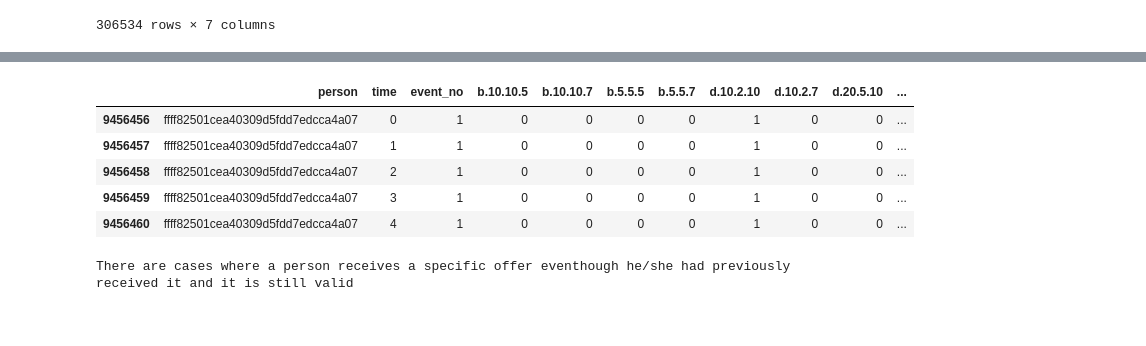
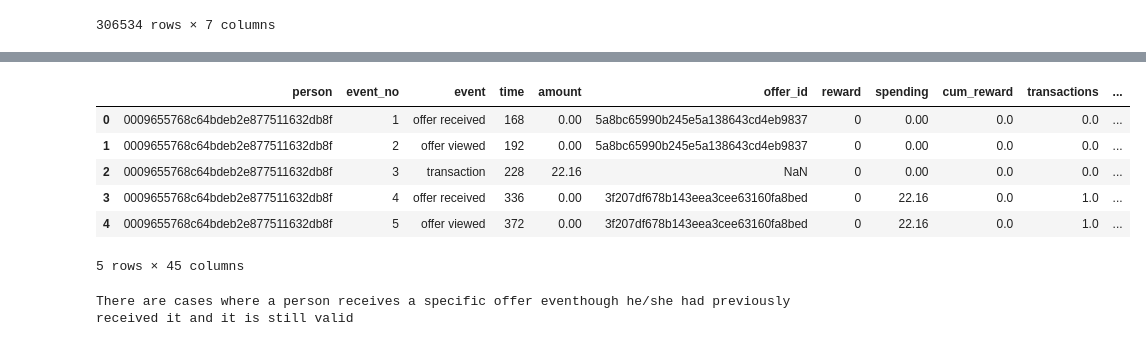
Before and after one commit to felipe-takaoka/starbucks-capstone, a Jupyter notebook: Starbucks_Capstone_notebook.ipynb, the cells around one changed output, grey strips where cells are left out. Cells and saved outputs as stored; diff of their text form; code cells hidden in the pictures.

```diff
--- a/Starbucks_Capstone_notebook.ipynb
+++ b/Starbucks_Capstone_notebook.ipynb
@@ -448,13 +404,13 @@ memory usage: 103.5+ MB
-# %%
-aux3 = aux2[aux2["person"]=="ffff82501cea40309d5fdd7edcca4a07"]
-aux3.head()
-# %% [output]
-|  | person | time | event_no | b.10.10.5 | b.10.10.7 | b.5.5.5 | b.5.5.7 | d.10.2.10 | d.10.2.7 | d.20.5.10 | ... |
-| 9456456 | ffff82501cea40309d5fdd7edcca4a07 | 0 | 1 | 0 | 0 | 0 | 0 | 1 | 0 | 0 | ... |
-| 9456457 | ffff82501cea40309d5fdd7edcca4a07 | 1 | 1 | 0 | 0 | 0 | 0 | 1 | 0 | 0 | ... |
-| 9456458 | ffff82501cea40309d5fdd7edcca4a07 | 2 | 1 | 0 | 0 | 0 | 0 | 1 | 0 | 0 | ... |
-| 9456459 | ffff82501cea40309d5fdd7edcca4a07 | 3 | 1 | 0 | 0 | 0 | 0 | 1 | 0 | 0 | ... |
-| 9456460 | ffff82501cea40309d5fdd7edcca4a07 | 4 | 1 | 0 | 0 | 0 | 0 | 1 | 0 | 0 | ... |
+# %%
+transcript_feats.head()
+# %% [output]
+|  | person | event_no | event | time | amount | offer_id | reward | spending | cum_reward | transactions | ... |
+| 0 | 0009655768c64bdeb2e877511632db8f | 1 | offer received | 168 | 0.00 | 5a8bc65990b245e5a138643cd4eb9837 | 0 | 0.00 | 0.0 | 0.0 | ... |
+| 1 | 0009655768c64bdeb2e877511632db8f | 2 | offer viewed | 192 | 0.00 | 5a8bc65990b245e5a138643cd4eb9837 | 0 | 0.00 | 0.0 | 0.0 | ... |
+| 2 | 0009655768c64bdeb2e877511632db8f | 3 | transaction | 228 | 22.16 | NaN | 0 | 0.00 | 0.0 | 0.0 | ... |
+| 3 | 0009655768c64bdeb2e877511632db8f | 4 | offer received | 336 | 0.00 | 3f207df678b143eea3cee63160fa8bed | 0 | 22.16 | 0.0 | 1.0 | ... |
+| 4 | 0009655768c64bdeb2e877511632db8f | 5 | offer viewed | 372 | 0.00 | 3f207df678b143eea3cee63160fa8bed | 0 | 22.16 | 0.0 | 1.0 | ... |
+5 rows × 45 columns
 # %%
 # Check if customers can have more than one of the same offer valid at a time
 aux = transcript_feats.copy()[["person","time","event","offer_code","offer_duration"]]
```
Also changed, not shown: parts of 4 cells of this notebook.
